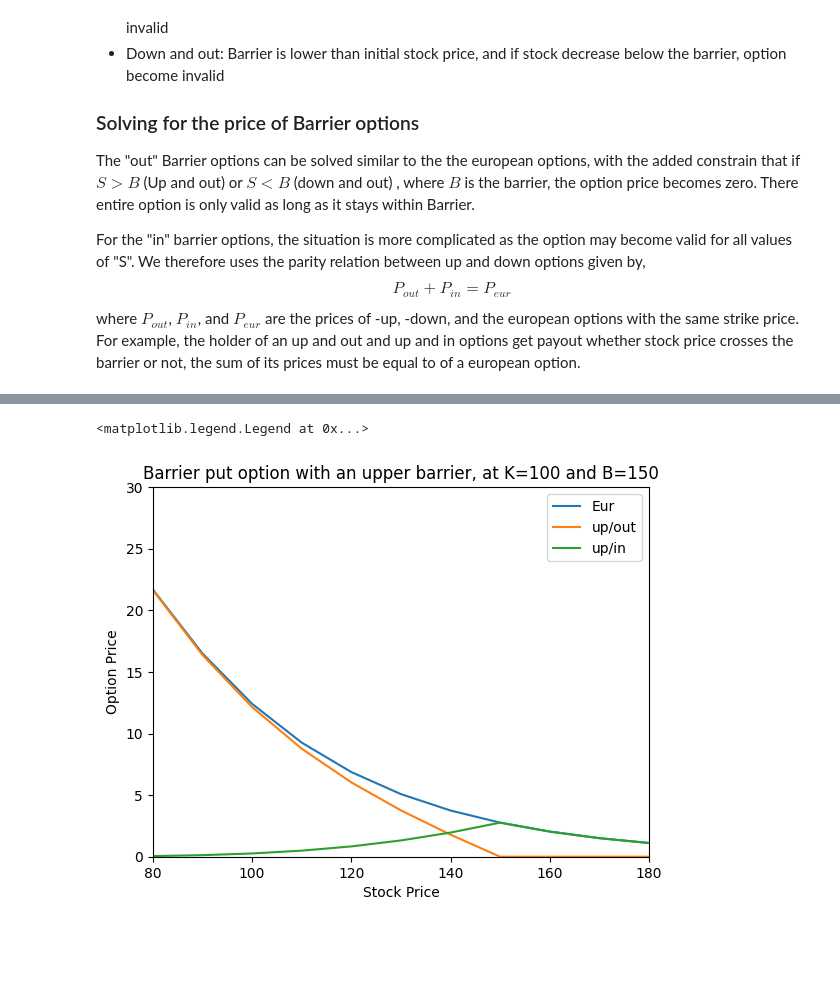
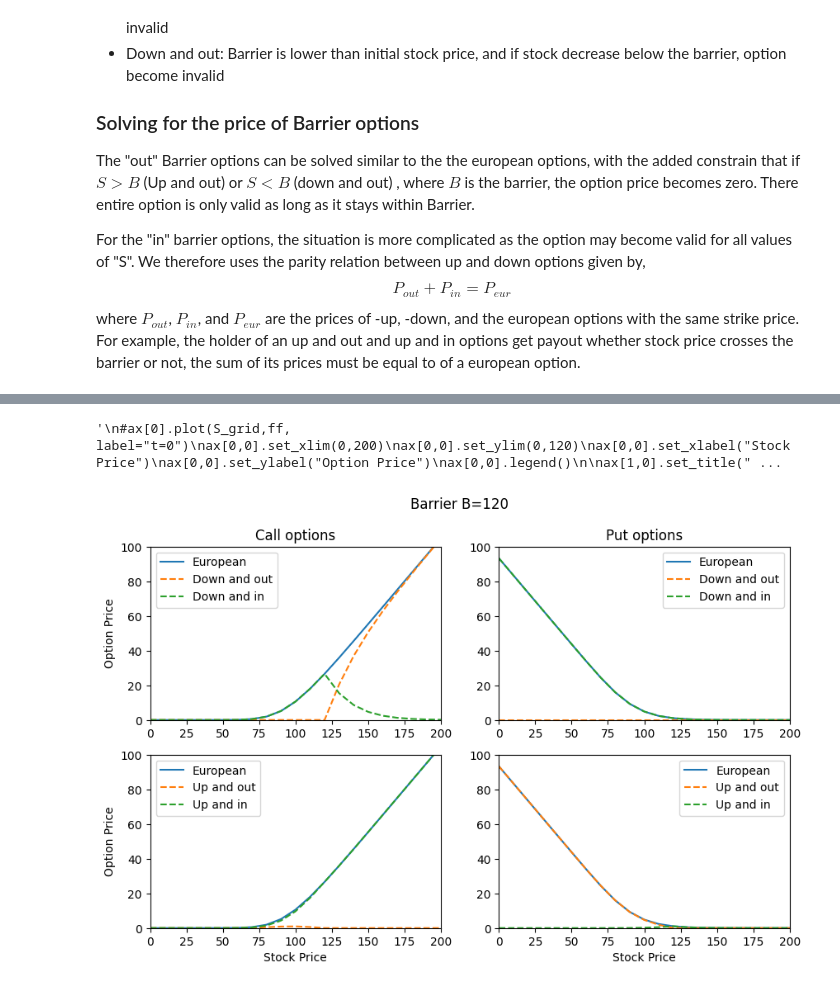
Before and after one commit to SMJose/Black-Scholes_Option_price_finite_difference, a Jupyter notebook: Black-Scholes.ipynb, the cells around one changed output, grey strips where cells are left out. Drawn from its saved outputs; the diff is of its cells as text; code cells hidden in the pictures; blank space fills up the shorter version.

Commit message:
added class for Barrier option

```diff
--- a/Black-Scholes.ipynb
+++ b/Black-Scholes.ipynb
@@ -501,31 +451,36 @@ plt.legend()
-# %%
-# Option parameters
-r, c, sigma, K, B, T = 0.07, 0.01, 0.4, 100, 150, 1
-
-# Grid parameters
-Smax, dS, dt = 500,10, 0.001
-
-# Note: Decreasing dS without appropriately decreasing dt can
-# cause solution to oscillates violently
-
-#----------------------------
-# Solving for derivative price
-S_grid_Barrier, tgrid, Price_grid_put_Barrier_up_out = FiniteDiff_Barrier_Out("put","up",K,B,sigma,r,c,Smax,dS,T,dt)
-
-S_grid, tgrid, Price_grid_put = FiniteDiff_European("put",K,sigma,r,c,Smax,dS,T,dt)
-
-Price_grid_put_Barrier_up_in = Price_grid_put[0]-Price_grid_put_Barrier_up_out[0]
-
-
-plt.title("Barrier put option with an upper barrier, at K="+str(K)+" and B="+str(B))
-plt.plot(S_grid_Barrier,Price_grid_put[0], label="Eur")
-plt.plot(S_grid_Barrier,Price_grid_put_Barrier_up_out[0], label="up/out")
-plt.plot(S_grid_Barrier,Price_grid_put_Barrier_up_in, label="up/in")
-plt.xlim(80,180)
-plt.ylim(0,30)
-plt.xlabel("Stock Price")
-plt.ylabel("Option Price")
-plt.legend()
-# %% [output]
-<matplotlib.legend.Legend at 0x...>
-[figure, removed]
+# %%
+
+fig, ax = plt.subplots(2,2, figsize=(10, 6))
+
+fig.suptitle("Barrier B="+str(B))
+
+
+ax[0,0].set_title("Call options")
+ax[0,0].plot(S_grid,Price_grid_call[0], label="European")
+ax[0,0].plot(S_grid,PriceCall_Barrier_DownOut[0], '--', label="Down and out")
+ax[0,0].plot(S_grid,PriceCall_Barrier_DownIn, '--', label="Down and in")
+
+ax[1,0].plot(S_grid,Price_grid_call[0], label="European")
+ax[1,0].plot(S_grid,PriceCall_Barrier_UpOut[0], '--', label="Up and out")
+ax[1,0].plot(S_grid,PriceCall_Barrier_UpIn, '--', label="Up and in")
+
+ax[0,1].set_title("Put options")
+ax[0,1].plot(S_grid,Price_grid_put[0], label="European")
+ax[0,1].plot(S_grid,PricePut_Barrier_DownOut[0], '--', label="Down and out")
+ax[0,1].plot(S_grid,PricePut_Barrier_DownIn, '--', label="Down and in")
+
+ax[1,1].plot(S_grid,Price_grid_put[0], label="European")
+ax[1,1].plot(S_grid,PricePut_Barrier_UpOut[0], '--', label="Up and out")
+ax[1,1].plot(S_grid,PricePut_Barrier_UpIn, '--', label="Up and in")
+
+for i in range(2):
+    ax[0,i].set_ylim(0,100)
+    ax[1,i].set_ylim(0,100)
+    ax[i,0].set_ylabel("Option Price")
+    ax[1,i].set_xlabel("Stock Price")
+    for j in range(2):
+        ax[i,j].set_xlim(0,200)
+        ax[i,j].legend()
+# %% [output]
+'\n#ax[0].plot(S_grid,ff, label="t=0")\nax[0,0].set_xlim(0,200)\nax[0,0].set_ylim(0,120)\nax[0,0].set_xlabel("Stock Price")\nax[0,0].set_ylabel("Option Price")\nax[0,0].legend()\n\nax[1,0].set_title(" ...
+[figure, added]
```
Also changed, not shown: parts of 5 cells of this notebook.
